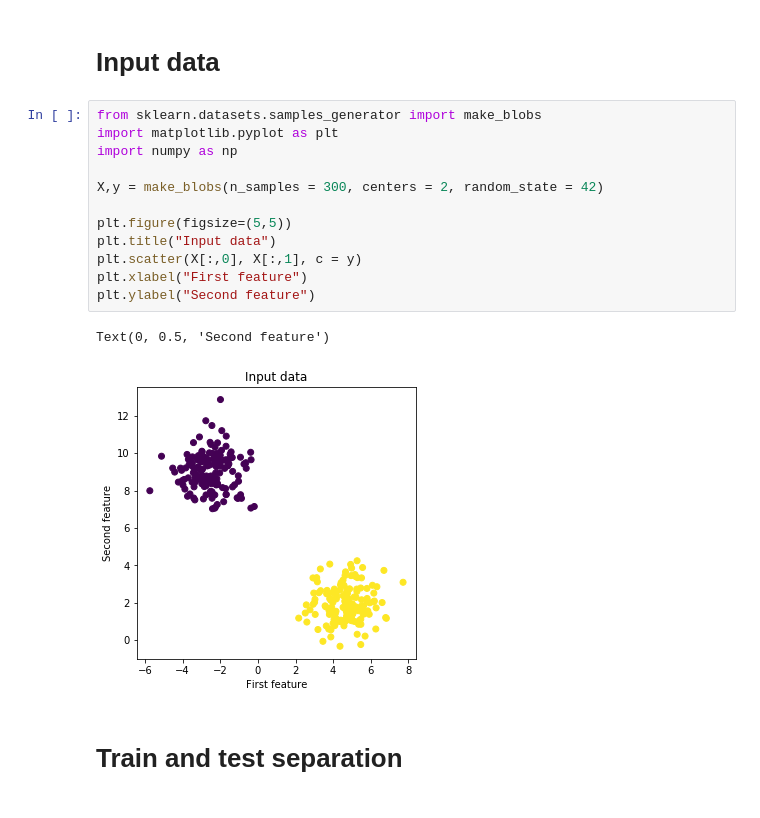
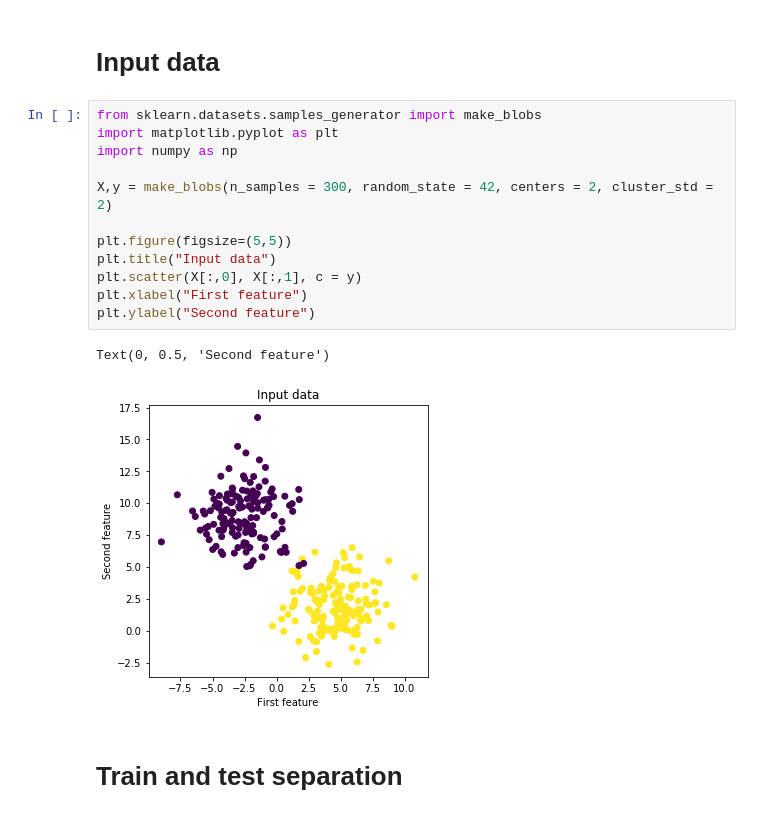
Before and after one commit to ArtemAvanesov/Roonyx-Labs, a Jupyter notebook: 3.ipynb, the cells around one changed output. Drawn from its saved outputs; the diff is of its cells as text.

```diff
--- a/3.ipynb
+++ b/3.ipynb
@@ -3,18 +3,18 @@
 # %%
 from sklearn.datasets.samples_generator import make_blobs
 import matplotlib.pyplot as plt
 import numpy as np
 
-X,y = make_blobs(n_samples = 300, centers = 2, random_state = 42)
+X,y = make_blobs(n_samples = 300, random_state = 42, centers = 2, cluster_std = 2)
 
 plt.figure(figsize=(5,5))
 plt.title("Input data")
 plt.scatter(X[:,0], X[:,1], c = y)
 plt.xlabel("First feature")
 plt.ylabel("Second feature")
 # %% [output]
 Text(0, 0.5, 'Second feature')
-[figure, old version]
+[figure, new version]
 # %% [markdown]
 # Train and test separation
 # %%
```
Also changed, not shown: parts of 2 cells of this notebook.
